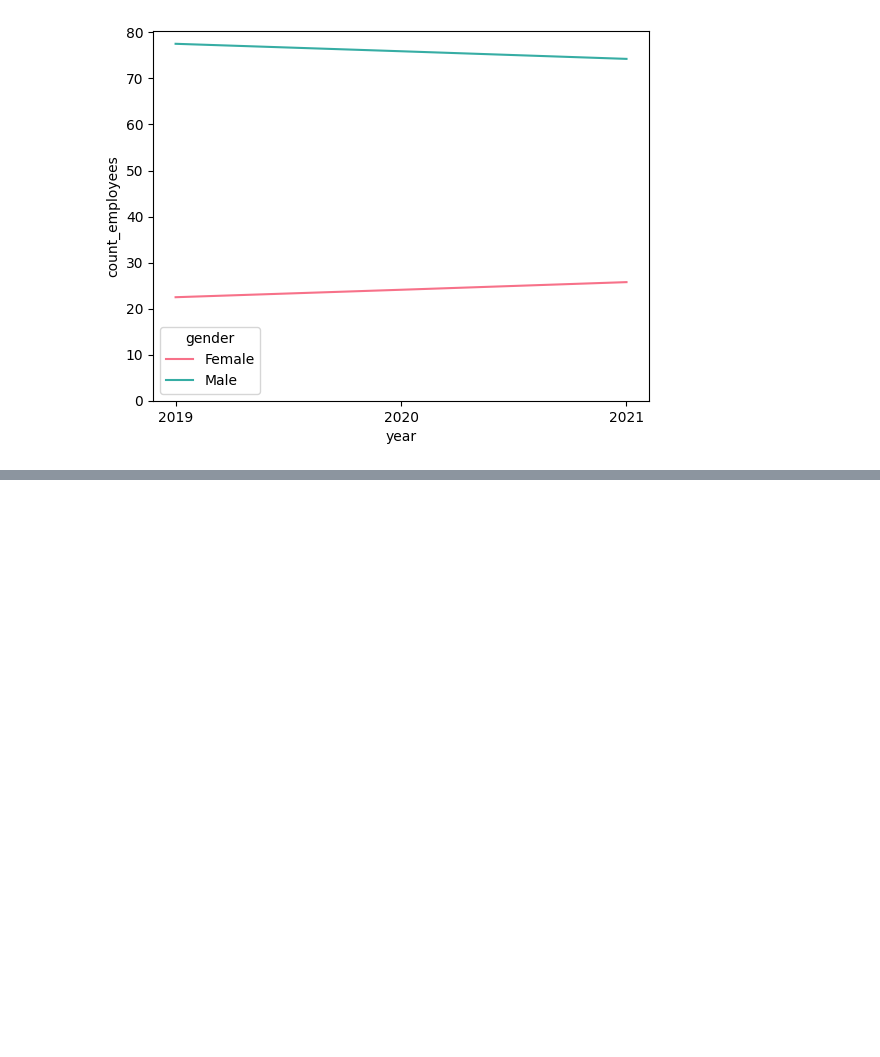
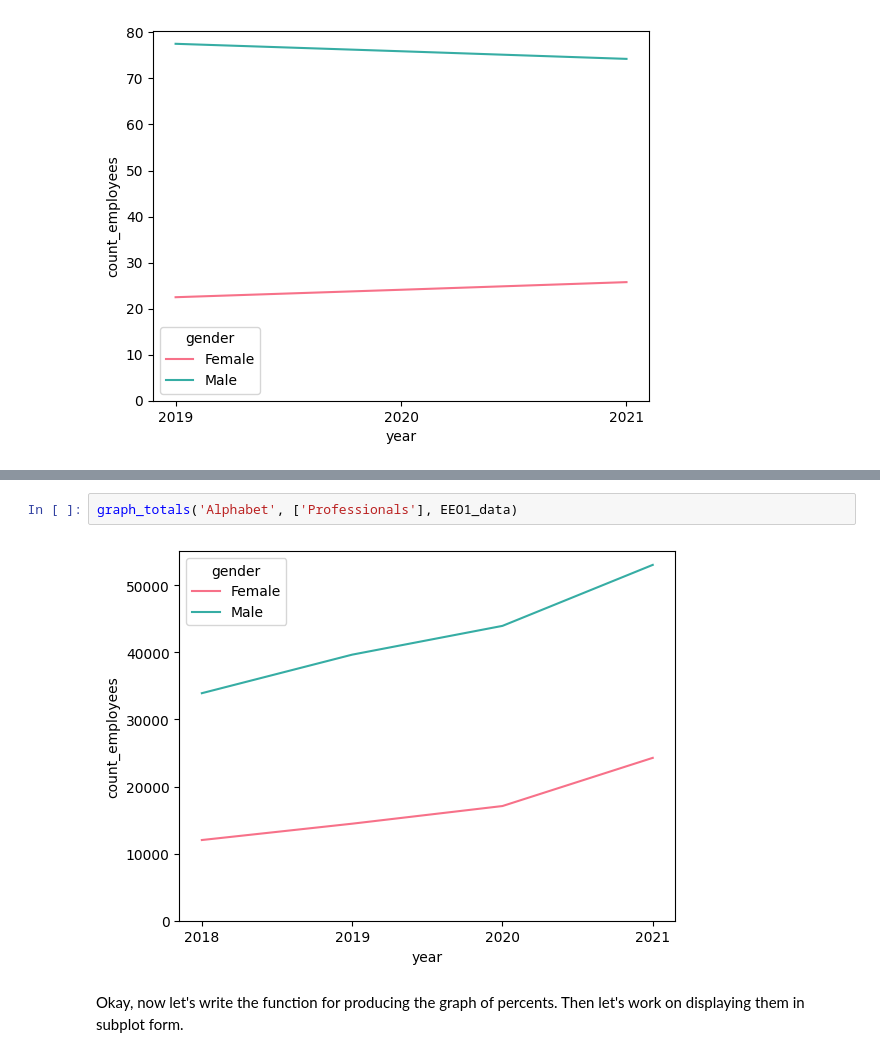
Before and after one commit to theLP100/dataVisualizations, a Jupyter notebook: Visualizations.ipynb, the cells around one changed output, grey strips where cells are left out. Cells and saved outputs as stored; diff of their text form; blank space fills up the shorter version.

```diff
--- a/Visualizations.ipynb
+++ b/Visualizations.ipynb
@@ -103,0 +111,7 @@ perc_num_plot.set(xticks=[2019, 2020, 2021])
+# %%
+graph_totals('Alphabet', ['Professionals'], EEO1_data)
+# %% [output]
+[figure, added]
+# %% [markdown]
+Okay, now let's write the function for producing the graph of percents.
+Then let's work on displaying them in subplot form.
```
Also changed, not shown: parts of 9 cells of this notebook.
